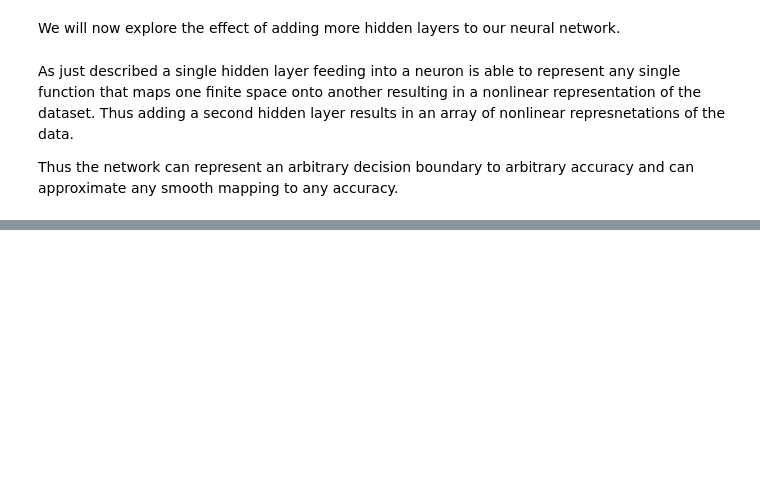
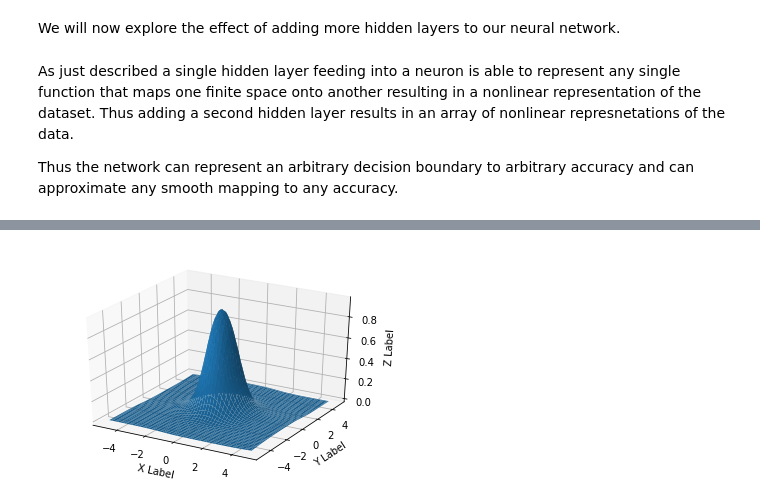
Before and after one commit to vais-ral/CCPi-ML, a Jupyter notebook: Jupyter_Notebooks/Keras_101_3_Layer_Number.ipynb, the cells around one changed output, grey strips where cells are left out. Drawn from its saved outputs; the diff is of its cells as text; code cells hidden in the pictures; blank space fills up the shorter version.

```diff
--- a/Jupyter_Notebooks/Keras_101_3_Layer_Number.ipynb
+++ b/Jupyter_Notebooks/Keras_101_3_Layer_Number.ipynb
@@ -83,0 +118,12 @@ Thus the network can represent an arbitrary decision boundary to arbitrary accur
+# %%
+layers = []
+layers.append(keras.layers.Dense(3, input_dim = 2,activation="sigmoid"))
+layers.append(keras.layers.Dense(1,activation="sigmoid"))
+layers.append(keras.layers.Dense(1,activation="linear"))
+model = keras.Sequential(layers)
+print(model.summary())
+
+from IPython.display import SVG
+from keras.utils.vis_utils import model_to_dot
+
+SVG(model_to_dot(model).create(prog='dot', format='svg'))
@@ -83,0 +146,9 @@ Thus the network can represent an arbitrary decision boundary to arbitrary accur
+# %%
+model.compile(optimizer=keras.optimizers.Adam(lr=0.1), loss='mean_squared_error', metrics=['binary_accuracy', 'categorical_accuracy'])
+history = model.fit(features, labels, batch_size=features.shape[0],epochs=1000, verbose=0)
+lossPlot(history.history['loss'])
+# %%
+z = model.predict(features)
+plotGaussian(z,-5.0,5.0,-5.0,5.0,100,100)
+# %% [output]
+[figure, added]
```
Also changed, not shown: parts of 13 cells of this notebook, 1 other file.
